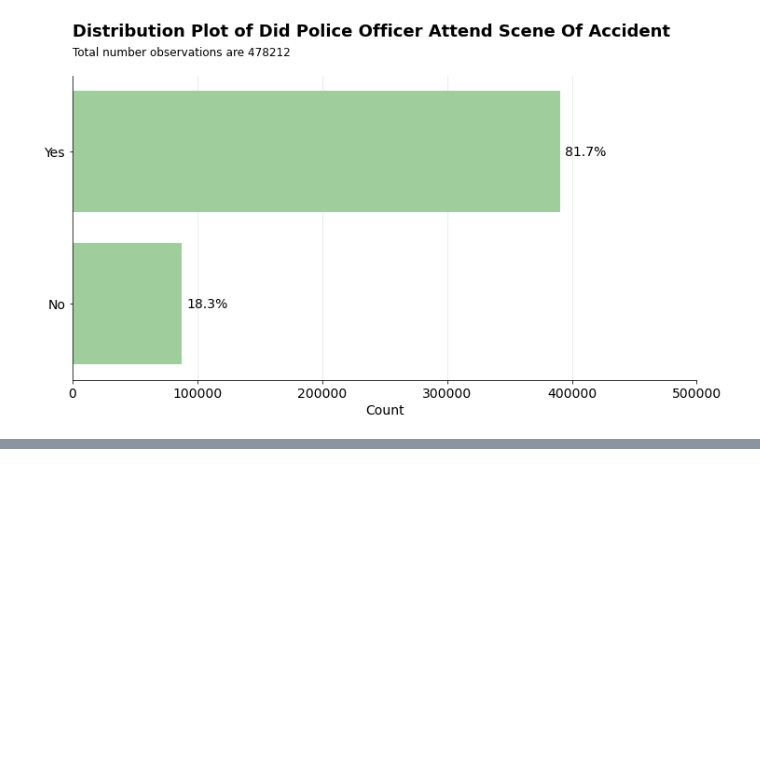
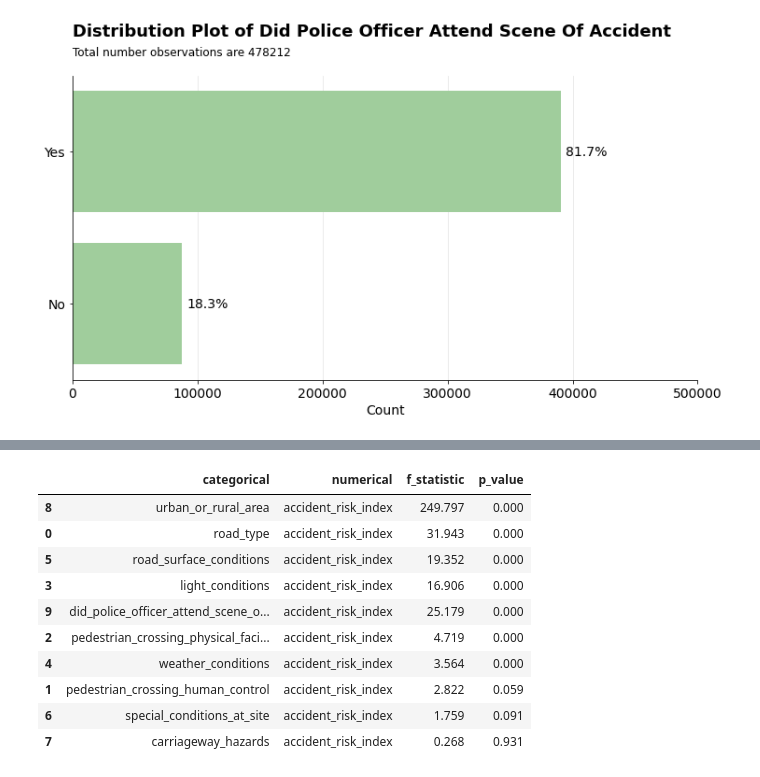
Before and after one commit to irfan-fadhlurrahman/accident-risk-scoring, a Jupyter notebook: notebooks/exploration.ipynb, the cells around one changed output, grey strips where cells are left out. Saved outputs shown, nothing was run; the diff lists cells and outputs as text; code cells hidden in the pictures; blank space fills up the shorter version.

```diff
--- a/notebooks/exploration.ipynb
+++ b/notebooks/exploration.ipynb
@@ -677,3 +556,0 @@ sorted_train.to_csv(f"{path}sorted_train.csv", index=False)
-# %%
-full_train = pd.read_csv(f"{path}sorted_train.csv")
-full_train.head()
@@ -855,0 +557,38 @@ plt.show()
+# %%
+def anova_test():
+    def single_anova_test(df, feature='road_type'):
+        df = df.copy()
+
+        groups = []
+        for val in list(df[feature].unique()):
+            road_type_group = df.groupby(feature).get_group(val).reset_index(drop=True)
+            groups.append(road_type_group['accident_risk_index'])
+
+        return stats.f_oneway(*groups)
+
+    results = pd.DataFrame()
+    results.loc[:, 'categorical'] = categorical
+    results.loc[:, 'numerical'] = target
+    results.loc[:, 'f_statistic'] = np.nan
+    results.loc[:, 'p_value'] = np.nan
+
+    for i, var in enumerate(categorical):
+        f_stats, p_value = single_anova_test(full_train, feature=var)
+        results.loc[i, 'f_statistic'] = f_stats
+        results.loc[i, 'p_value'] = p_value
+
+    return results.sort_values(by='p_value')
+
+anova_test()
+# %% [output]
+|  | categorical | numerical | f_statistic | p_value |
+| 8 | urban_or_rural_area | accident_risk_index | 249.797 | 0.000 |
+| 0 | road_type | accident_risk_index | 31.943 | 0.000 |
+| 5 | road_surface_conditions | accident_risk_index | 19.352 | 0.000 |
+| 3 | light_conditions | accident_risk_index | 16.906 | 0.000 |
+| 9 | did_police_officer_attend_scene_o... | accident_risk_index | 25.179 | 0.000 |
+| 2 | pedestrian_crossing_physical_faci... | accident_risk_index | 4.719 | 0.000 |
+| 4 | weather_conditions | accident_risk_index | 3.564 | 0.000 |
+| 1 | pedestrian_crossing_human_control | accident_risk_index | 2.822 | 0.059 |
+| 6 | special_conditions_at_site | accident_risk_index | 1.759 | 0.091 |
+| 7 | carriageway_hazards | accident_risk_index | 0.268 | 0.931 |
```
Also changed, not shown: parts of 69 cells of this notebook.
